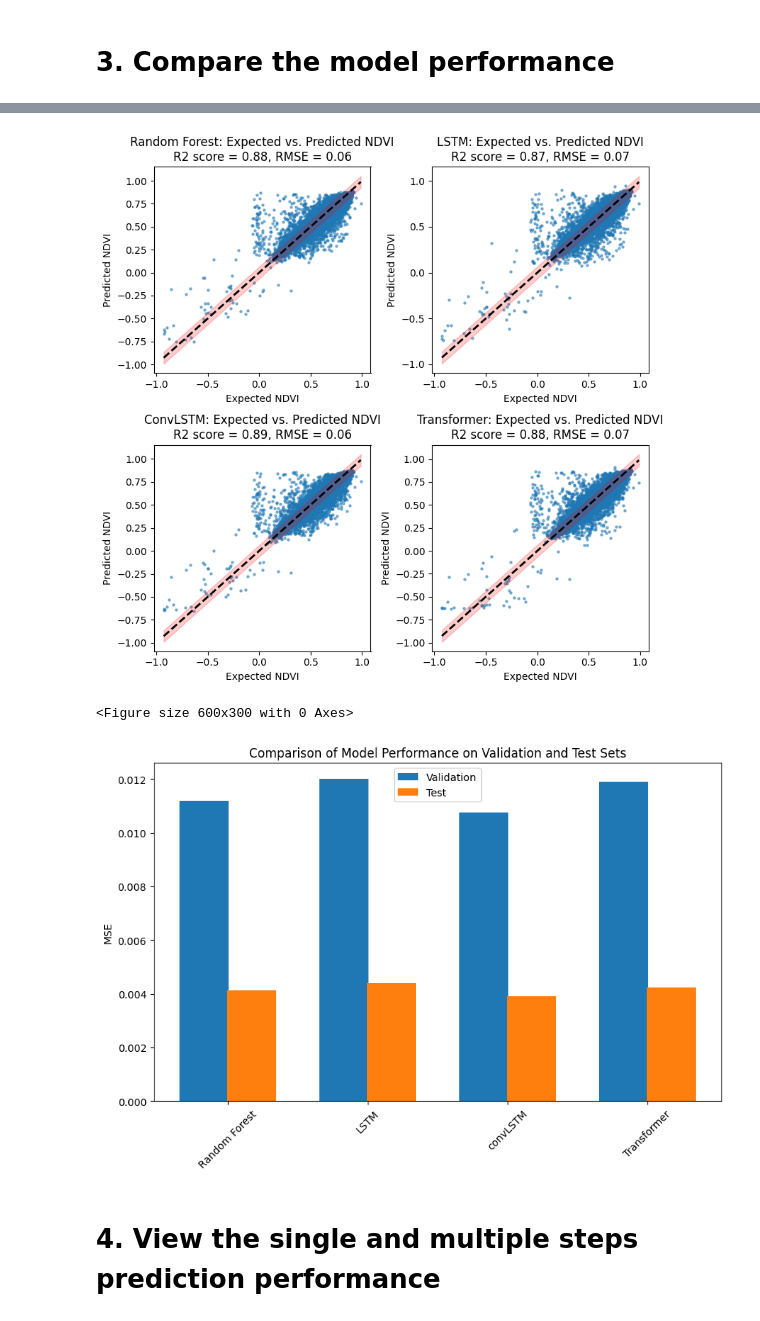
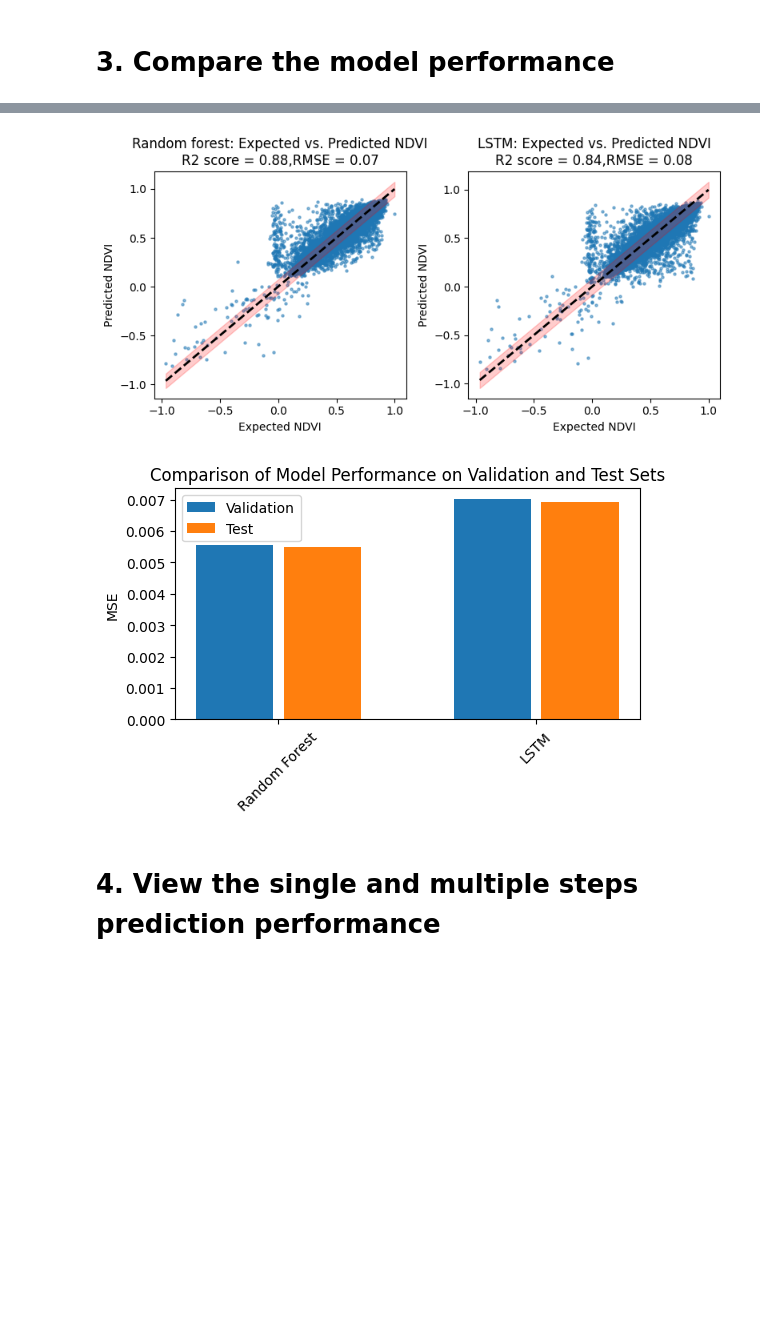
Before and after one commit to ZhiqiWang17/AI-thesis, a Jupyter notebook: Code_multiple_pixel/Train & evaluation Model_avg_pixel.ipynb, the cells around one changed output, grey strips where cells are left out. Cells and saved outputs as stored; diff of their text form; code cells hidden in the pictures; blank space fills up the shorter version.

```diff
--- a/Code_multiple_pixel/Train & evaluation Model_avg_pixel.ipynb
+++ b/Code_multiple_pixel/Train & evaluation Model_avg_pixel.ipynb
@@ -7,4 +7,4 @@ Mounted at /content/drive
 import pandas as pd
 import numpy as np
 # %%
-data = pd.read_csv("/content/drive/MyDrive/data_avg.csv")
+data_avg = pd.read_csv("/content/drive/MyDrive/data_avg.csv")
@@ -526,14 +558,12 @@ transformer_model = load_model("/content/drive/MyDrive/Saved_models/transformer_
 # %%
 # predicted NDVI values for rf, LSTM,convLSTM,transformer model
 #test
-rf_pred_test = rf_model.predict(X_test.reshape((X_test.shape[0], -1)))
-lstm_pred_test = lstm_model.predict(X_test)
-convlstm_pred_test = convlstm_model.predict(X_test_reshaped)
-transformer_pred_test = transformer_model.predict(X_test)
+
+# Predict the NDVI values using the Random Forest model
+rf_pred_test = rf_model.predict(X_test_avg.reshape((X_test_avg.shape[0], -1)))
+lstm_pred_test = lstm_model.predict(X_test_avg)
 
 #val
-rf_pred_val = rf_model.predict(X_val.reshape((X_val.shape[0], -1)))
-lstm_pred_val = lstm_model.predict(X_val)
-convlstm_pred_val = convlstm_model.predict(X_val_reshaped)
-transformer_pred_val = transformer_model.predict(X_val)
+rf_pred_val = rf_model.predict(X_val_avg.reshape((X_val_avg.shape[0], -1)))
+lstm_pred_val = lstm_model.predict(X_val_avg)
 # %% [output]
@@ -589,32 +604,32 @@ rmse_transformer_test = np.sqrt(mean_squared_error(inverse_y_test, transformer_i
 # %%
-
 # Create a 2x2 grid of subplots for the 4 different models
-fig, axes = plt.subplots(2, 2, figsize=(8, 8))
+fig, axes = plt.subplots(1, 2, figsize=(8, 4))
 
 # Set titles and labels
-titles = ['Random Forest', 'LSTM', 'ConvLSTM', 'Transformer']
-predictions = [rf_inverse_y_pred_test, lstm_inverse_y_pred_test, convlstm_inverse_y_pred_test, transformer_inverse_y_pred_test]
-r2_scores = [r2_rf_test, r2_lstm_test, r2_convlstm_test, r2_transformer_test]
-rmse_scores = [rmse_rf_test, rmse_lstm_test, rmse_convlstm_test, rmse_transformer_test]
-
+titles = ['Random forest', 'LSTM']
+predictions = [rf_inverse_y_pred_test, lstm_inverse_y_pred_test]
+r2_scores = [r2_rf_test, r2_lstm_test]
+rmse_scores = [rmse_rf_test, rmse_lstm_test]
 for idx, ax in enumerate(axes.flatten()):
-    ax.scatter(inverse_y_test, predictions[idx], s=5, alpha=0.5)
+    ax.scatter(inverse_y_test_avg, predictions[idx], s=5, alpha=0.5)
 
     # One-to-one line
-    ax.plot([min(inverse_y_test), max(inverse_y_test)], [min(inverse_y_test), max(inverse_y_test)], 'k--', lw=2)
+    min_val = np.min(inverse_y_test_avg)
+    max_val = np.max(inverse_y_test_avg)
+    ax.plot([min_val, max_val], [min_val, max_val], 'k--', lw=2)
 
     # Deviation line
-    deviation = np.std(inverse_y_test - predictions[idx])
-    ax.fill_between(np.sort(inverse_y_test), np.sort(inverse_y_test) - deviation, np.sort(inverse_y_test) + deviation, alpha=0.2, color='r')
+    deviation = np.std(inverse_y_test_avg - predictions[idx])
+    ax.fill_between(np.sort(inverse_y_test_avg.flatten()), np.sort(inverse_y_test_avg.flatten()) - deviation, np.sort(inverse_y_test_avg.flatten()) + deviation, alpha=0.2, color='r')
 
     ax.set_xlabel('Expected NDVI')
     ax.set_ylabel('Predicted NDVI')
-    ax.set_title(f'{titles[idx]}: Expected vs. Predicted NDVI\nR2 score = {r2_scores[idx]:.2f}, RMSE = {rmse_scores[idx]:.2f}')
+    ax.set_title(f'{titles[idx]}: Expected vs. Predicted NDVI\nR2 score = {r2_scores[idx]:.2f},RMSE = {rmse_scores[idx]:.2f}')
 
 plt.tight_layout()
 plt.show()
 # %% [output]
-[figure, old version]
+[figure, new version]
 # %%
 # Compare the Mean Squared Error (MSE) for models
 
@@ -623,22 +638,17 @@ plt.figure(figsize=(6, 3))
 x = np.arange(2)
 width = 0.3
 
-# Plot bar chart
-plt.figure(figsize=(10, 6))
-x = np.arange(4)
-width = 0.35
 
-plt.bar(x - 0.17, [mse_rf_val, mse_lstm_val, mse_convlstm_val, mse_transformer_val], width, label='Validation')
-plt.bar(x + 0.17, [mse_rf_test, mse_lstm_test, mse_convlstm_test, mse_transformer_test], width, label='Test')
-plt.xticks(ticks=x, labels=['Random Forest', 'LSTM' ,'convLSTM', 'Transformer'],
+plt.bar(x - 0.17, [mse_rf_val, mse_lstm_val], width, label='Validation')
+plt.bar(x + 0.17, [mse_rf_test, mse_lstm_test], width, label='Test')
+plt.xticks(ticks=x, labels=['Random Forest', 'LSTM'],
            rotation=45)
 plt.ylabel('MSE')
 plt.title('Comparison of Model Performance on Validation and Test Sets')
 _ = plt.legend()
 plt.show()
 # %% [output]
-<Figure size 600x300 with 0 Axes>
-[figure, old version]
+[figure, new version]
 # %% [markdown]
 # 4. View the single and multiple steps prediction performance
 # %% [markdown]
```
Also changed, not shown: parts of 50 cells of this notebook, 3 other files.
